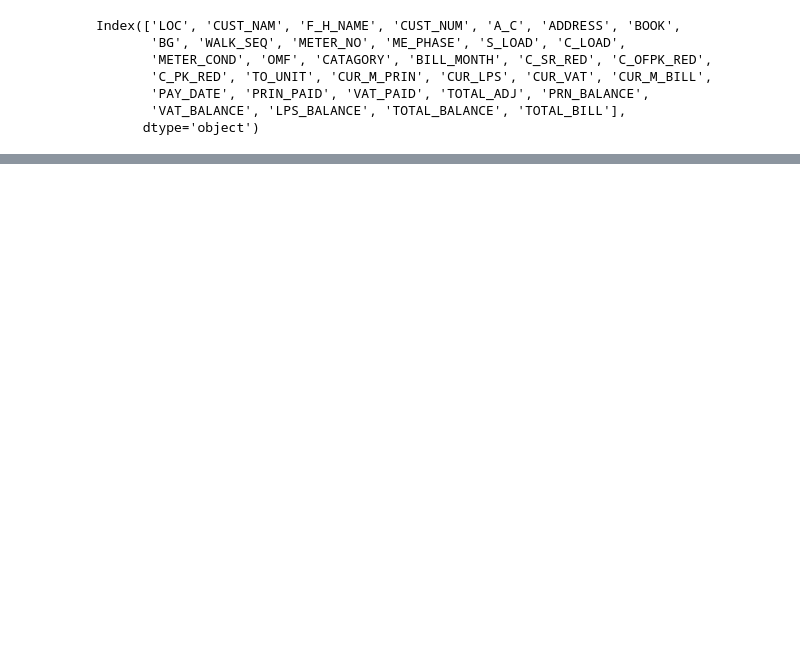
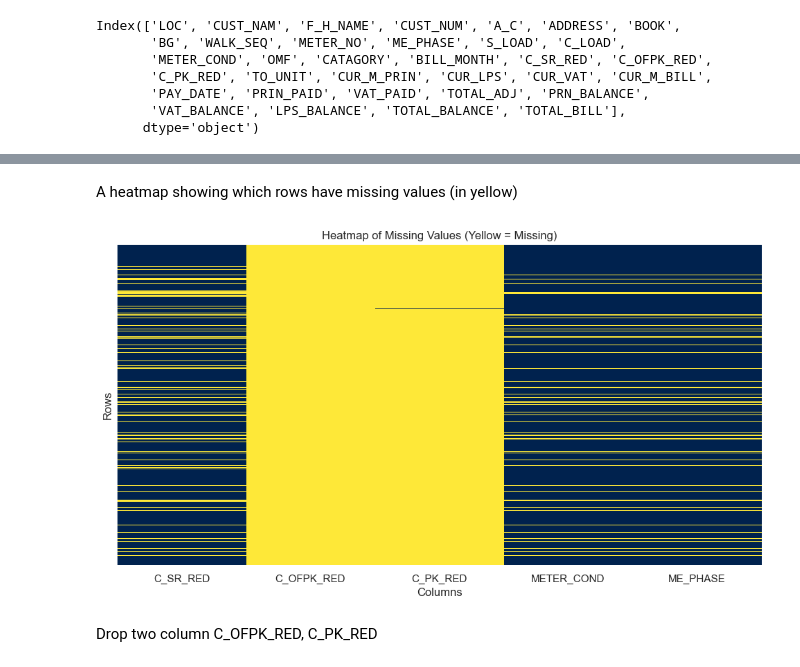
Before and after one commit to Shuvo928/Smart-Load-Shedding-Prediction-Project, a Jupyter notebook: Visualization.ipynb, the cells around one changed output, grey strips where cells are left out. Saved outputs shown, nothing was run; the diff lists cells and outputs as text; code cells hidden in the pictures; blank space fills up the shorter version.

```diff
--- a/Visualization.ipynb
+++ b/Visualization.ipynb
@@ -139,0 +213,13 @@ C_PK_RED: 16649 missing (99.61%)
+# %% [markdown]
+A heatmap showing which rows have missing values (in yellow)
+# %%
+plt.figure(figsize=(12, 6))
+sns.heatmap(df[columns_to_check].isnull(), cbar=False, cmap='cividis', yticklabels=False)
+plt.title('Heatmap of Missing Values (Yellow = Missing)')
+plt.xlabel('Columns')
+plt.ylabel('Rows')
+plt.show()
+# %% [output]
+[figure, added]
+# %% [markdown]
+Drop two column C_OFPK_RED, C_PK_RED
```
Also changed, not shown: parts of 25 cells of this notebook.
